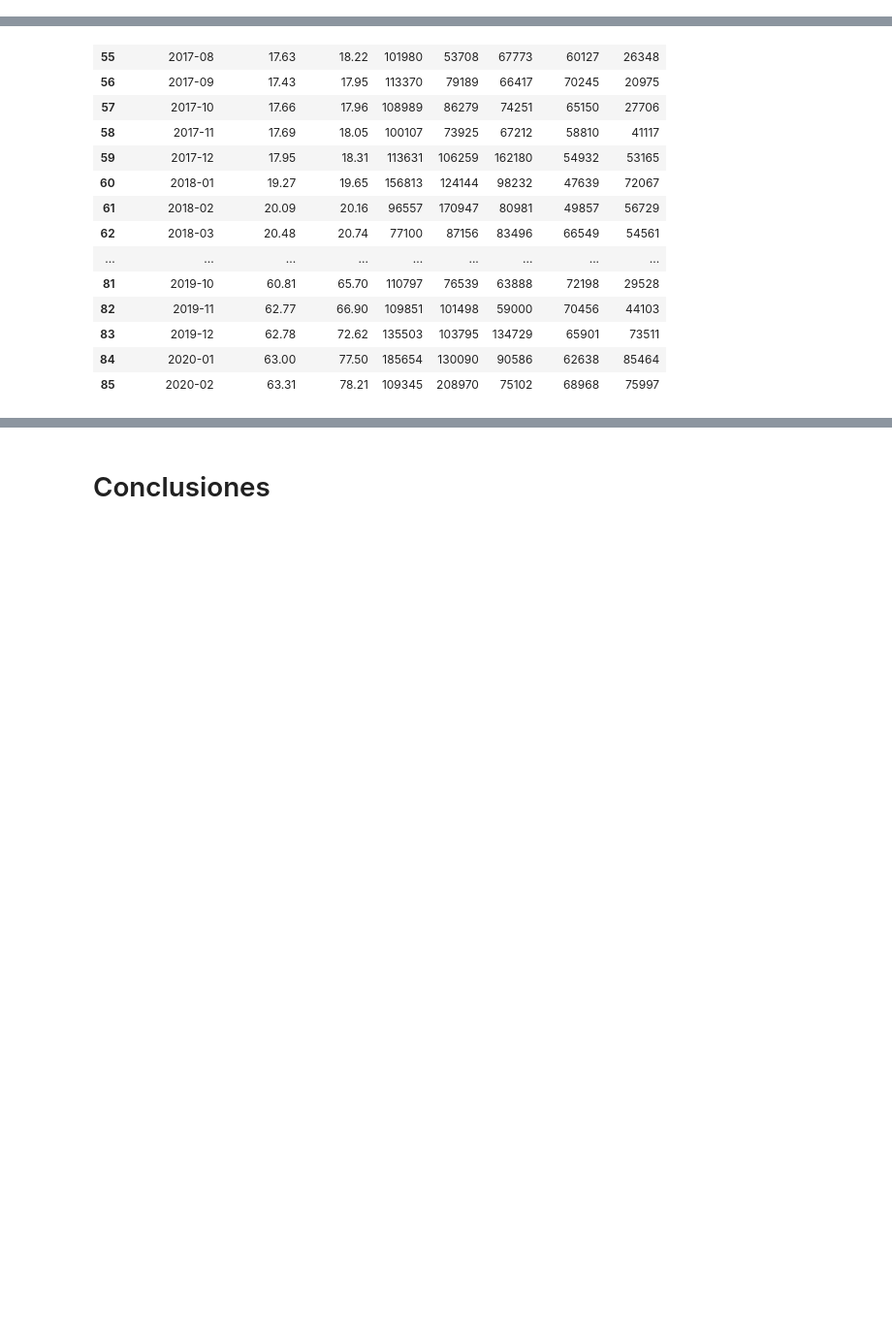
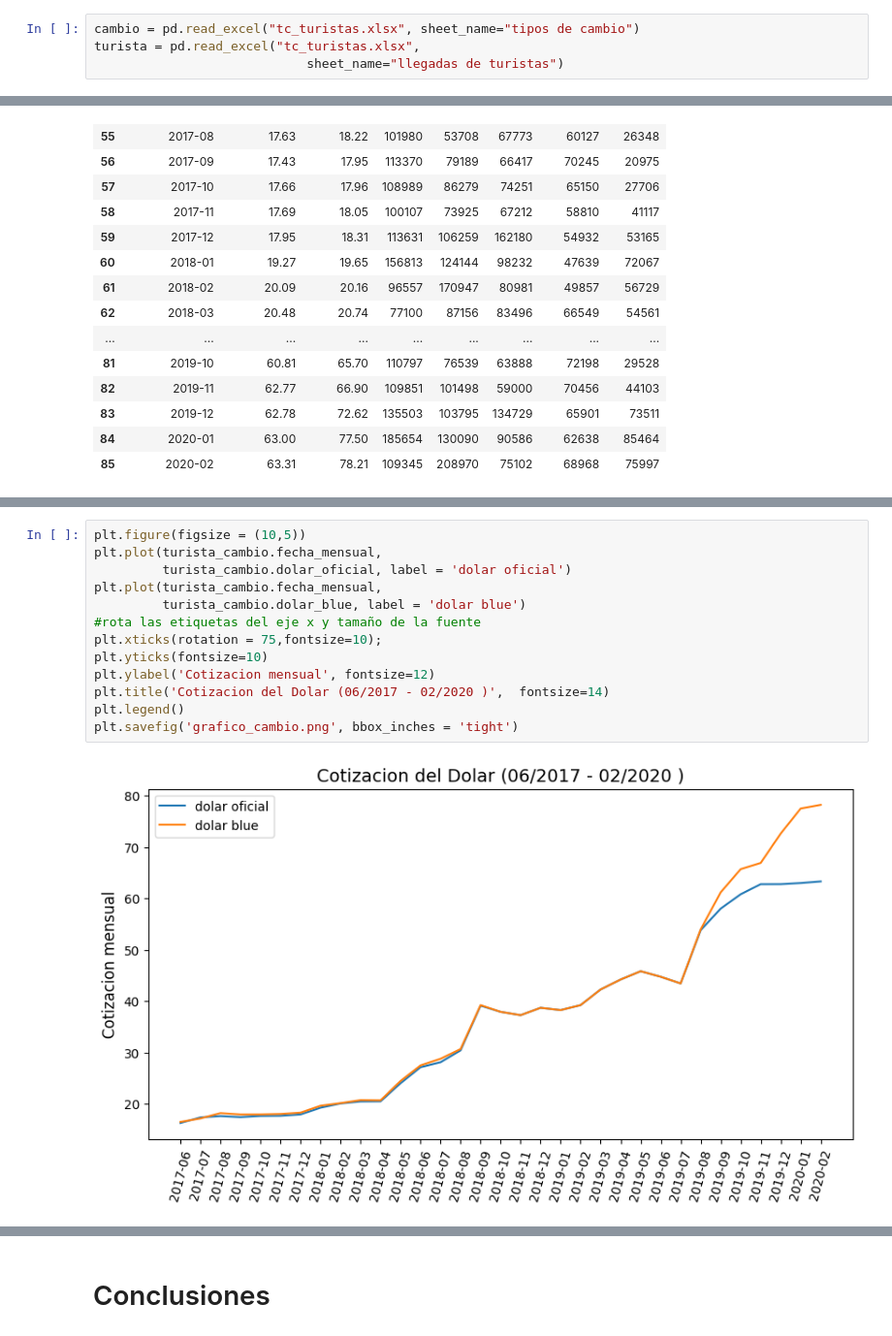
Before and after one commit to Isaiasgaray/fundamentos_tp, a Jupyter notebook: tp1/ejercicio_2/ejercicio2.ipynb, the cells around one changed output, grey strips where cells are left out. Shown at 97% size. Drawn from its saved outputs; the diff is of its cells as text; blank space fills up the shorter version.

Commit message:
se agregaron los graficos

```diff
--- a/tp1/ejercicio_2/ejercicio2.ipynb
+++ b/tp1/ejercicio_2/ejercicio2.ipynb
@@ -7,3 +10,7 @@ cambio = pd.read_excel('../datasets/tc_turistas.xlsx',
 
 turista = pd.read_excel('../datasets/tc_turistas.xlsx',
                         sheet_name=2)
+# %%
+cambio = pd.read_excel("tc_turistas.xlsx", sheet_name="tipos de cambio")
+turista = pd.read_excel("tc_turistas.xlsx",
+                            sheet_name="llegadas de turistas")
@@ -143,0 +213,15 @@ turista_cambio
+# %%
+plt.figure(figsize = (10,5))
+plt.plot(turista_cambio.fecha_mensual,
+         turista_cambio.dolar_oficial, label = 'dolar oficial')
+plt.plot(turista_cambio.fecha_mensual,
+         turista_cambio.dolar_blue, label = 'dolar blue')
+#rota las etiquetas del eje x y tamaño de la fuente
+plt.xticks(rotation = 75,fontsize=10);
+plt.yticks(fontsize=10)
+plt.ylabel('Cotizacion mensual', fontsize=12)
+plt.title('Cotizacion del Dolar (06/2017 - 02/2020 )',  fontsize=14)
+plt.legend()
+plt.savefig('grafico_cambio.png', bbox_inches = 'tight')
+# %% [output]
+[figure, added]
```
Also changed, not shown: parts of 19 cells of this notebook.
